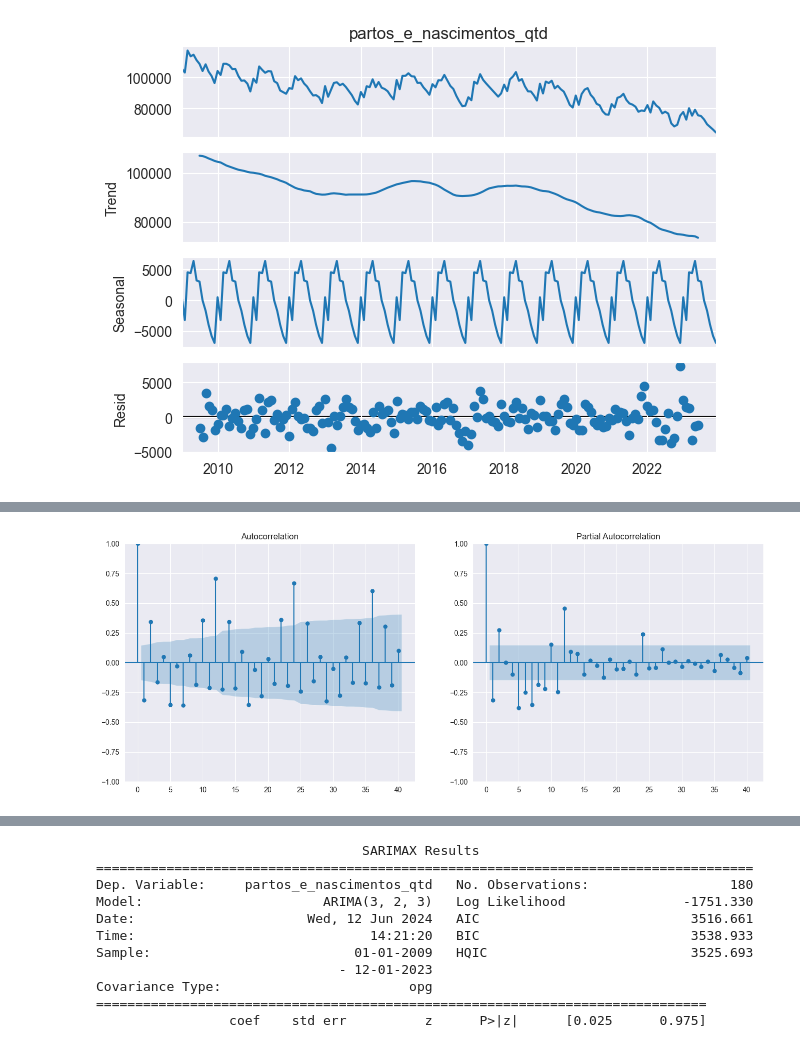
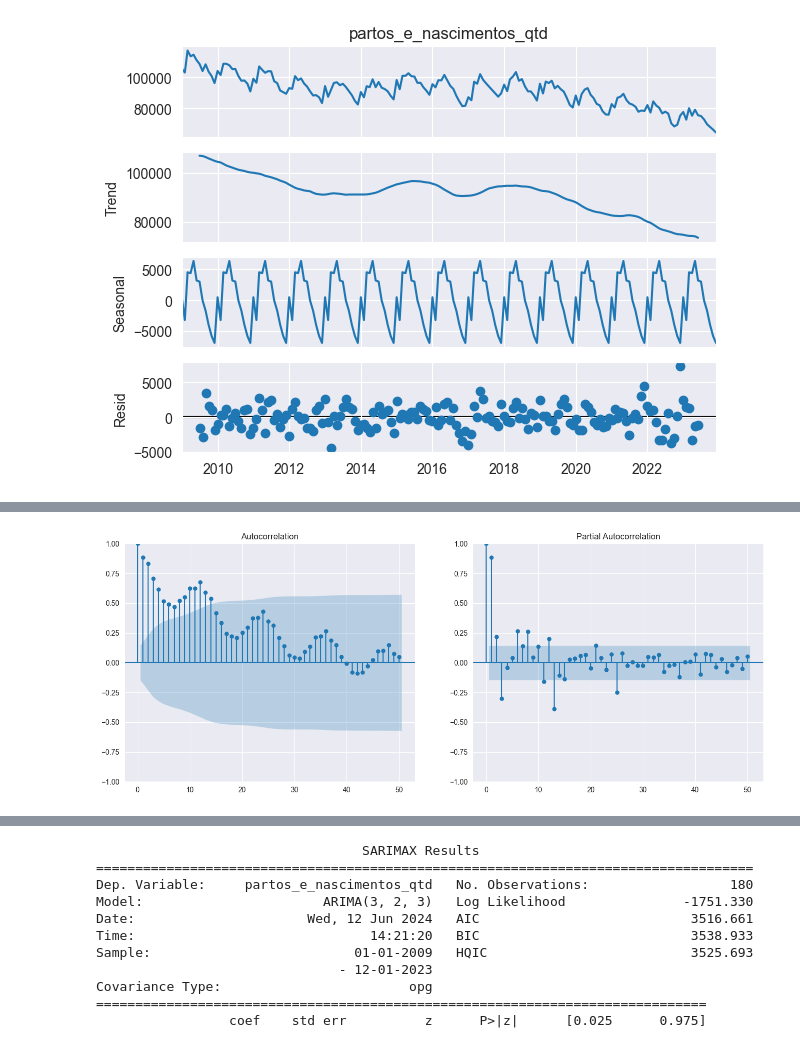
Before and after one commit to linocesar/desafio_ciencia_dados_2, a Jupyter notebook: serie_temporal.ipynb, the cells around one changed output, grey strips where cells are left out. Saved outputs shown, nothing was run; the diff lists cells and outputs as text; code cells hidden in the pictures.

```diff
--- a/serie_temporal.ipynb
+++ b/serie_temporal.ipynb
@@ -82,3 +92,6 @@ decomposition.plot()
 plt.show()
 # %% [output]
 [figure]
+# %%
+df_st['media_movel'] = df_st['partos_e_nascimentos_qtd'].rolling(window=12).mean()
+df_st['desvio_padrao'] = df_st['partos_e_nascimentos_qtd'].rolling(window=12).std()
@@ -148,8 +182,8 @@ A série se tornou estacionária após 2 diferenciações.
 # %%
 # Plotar ACF e PACF
 fig, ax = plt.subplots(1, 2, figsize=(16, 6))
-plot_acf(df_st['partos_e_nascimentos_qtd'].diff().dropna(), lags=40, ax=ax[0])
-plot_pacf(df_st['partos_e_nascimentos_qtd'].diff().dropna(), lags=40, ax=ax[1])
+plot_acf(df_st['partos_e_nascimentos_qtd'], lags=50, ax=ax[0])
+plot_pacf(df_st['partos_e_nascimentos_qtd'], lags=50, ax=ax[1])
 plt.show()
 # %% [output]
-[figure, old version]
+[figure, new version]
```
Also changed, not shown: parts of 11 cells of this notebook, 1 other file.
